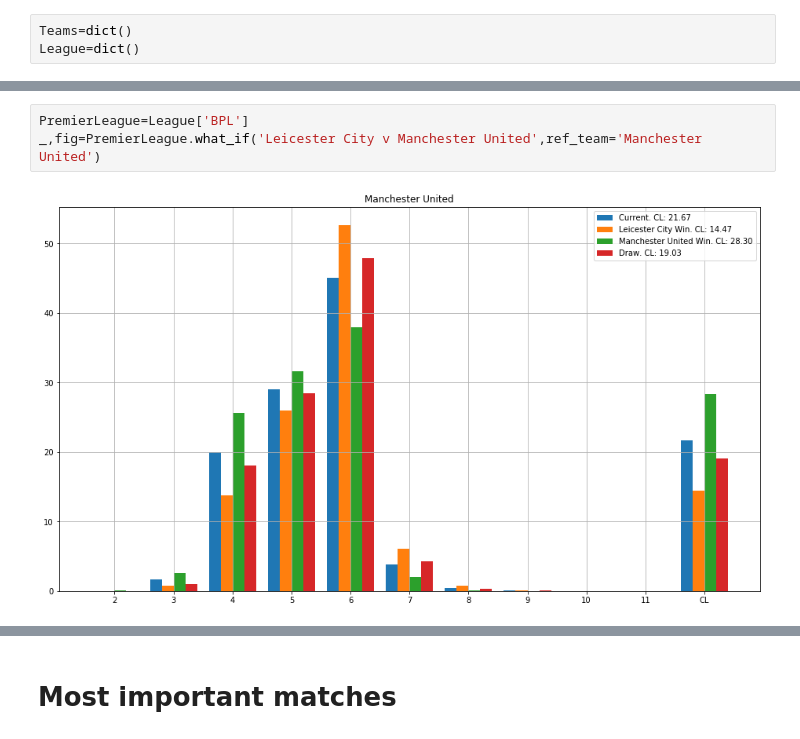
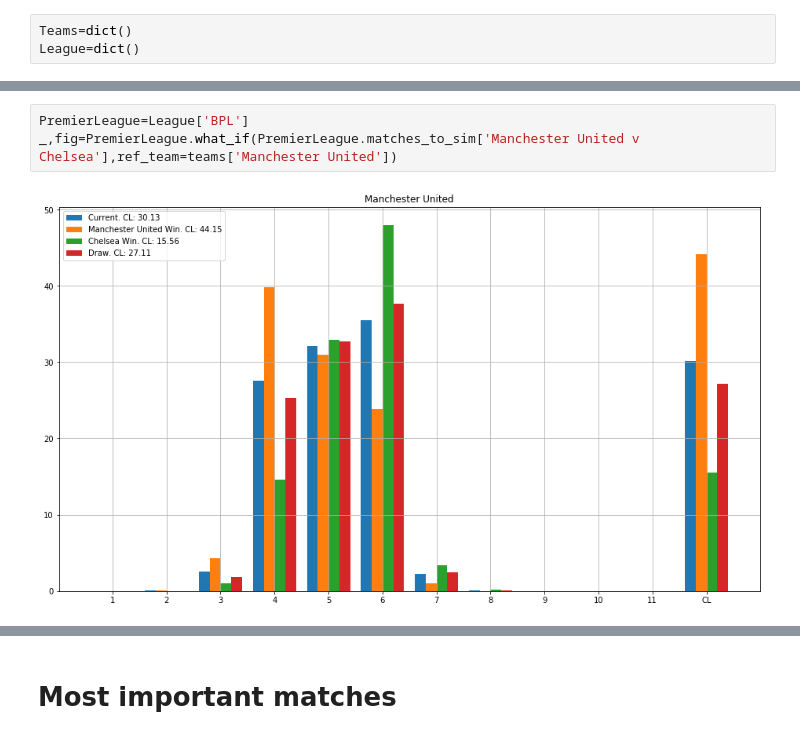
Before and after one commit to tchnvkng/football_sim, a Jupyter notebook: pl2.ipynb, the cells around one changed output, grey strips where cells are left out. Cells and saved outputs as stored; diff of their text form.

```diff
--- a/pl2.ipynb
+++ b/pl2.ipynb
@@ -131,8 +140,8 @@ PremierLeague.season_report(ind=None)
 # %%
 PremierLeague=League['BPL']
-_,fig=PremierLeague.what_if('Leicester City v Manchester United',ref_team='Manchester United')
+_,fig=PremierLeague.what_if(PremierLeague.matches_to_sim['Manchester United v Chelsea'],ref_team=teams['Manchester United'])
 # %% [output]
-[figure, old version]
+[figure, new version]
 # %%
 team1=teams['Manchester United']
 team1=teams['Manchester City']
```
Also changed, not shown: parts of 12 cells of this notebook, 2 other files.
